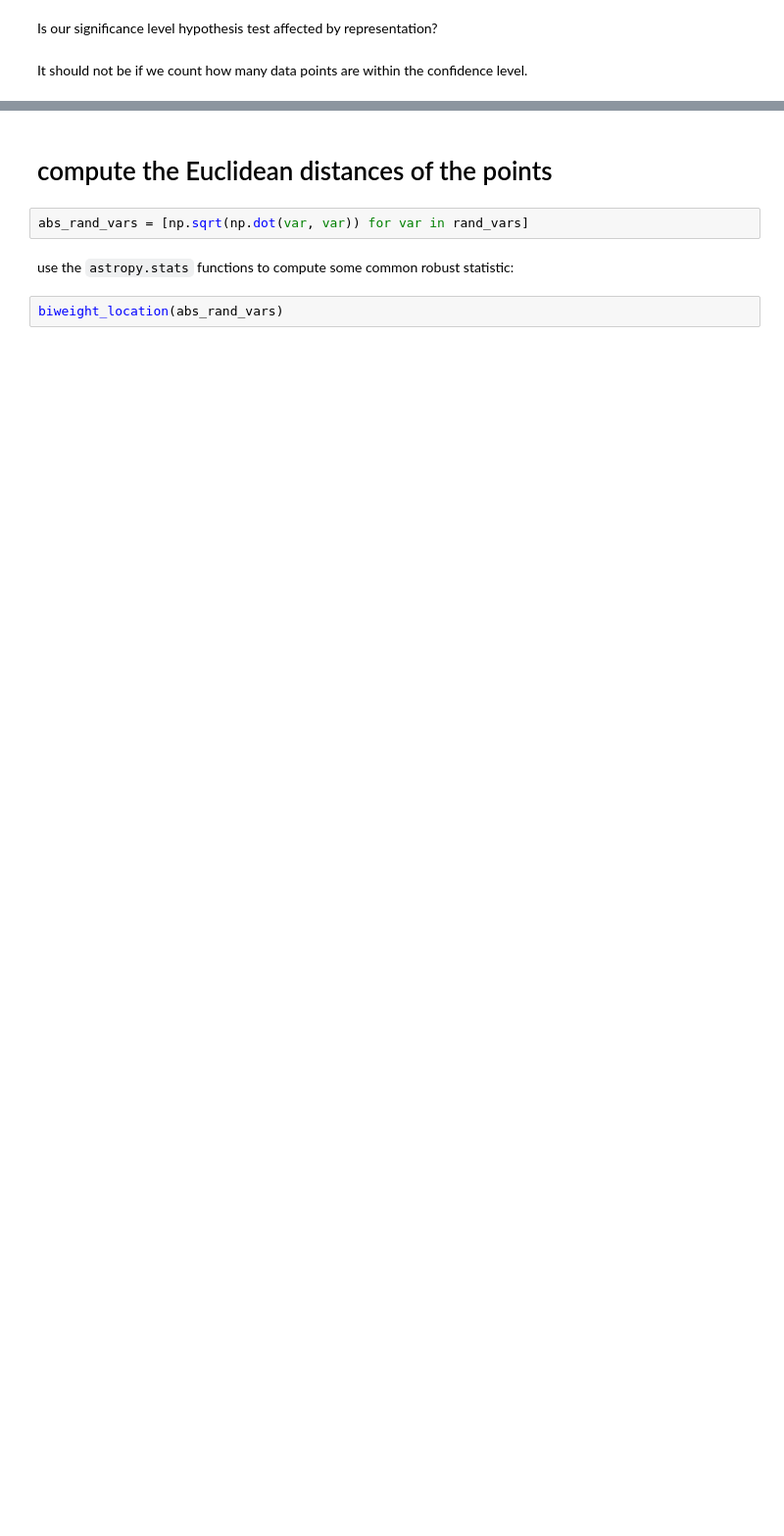
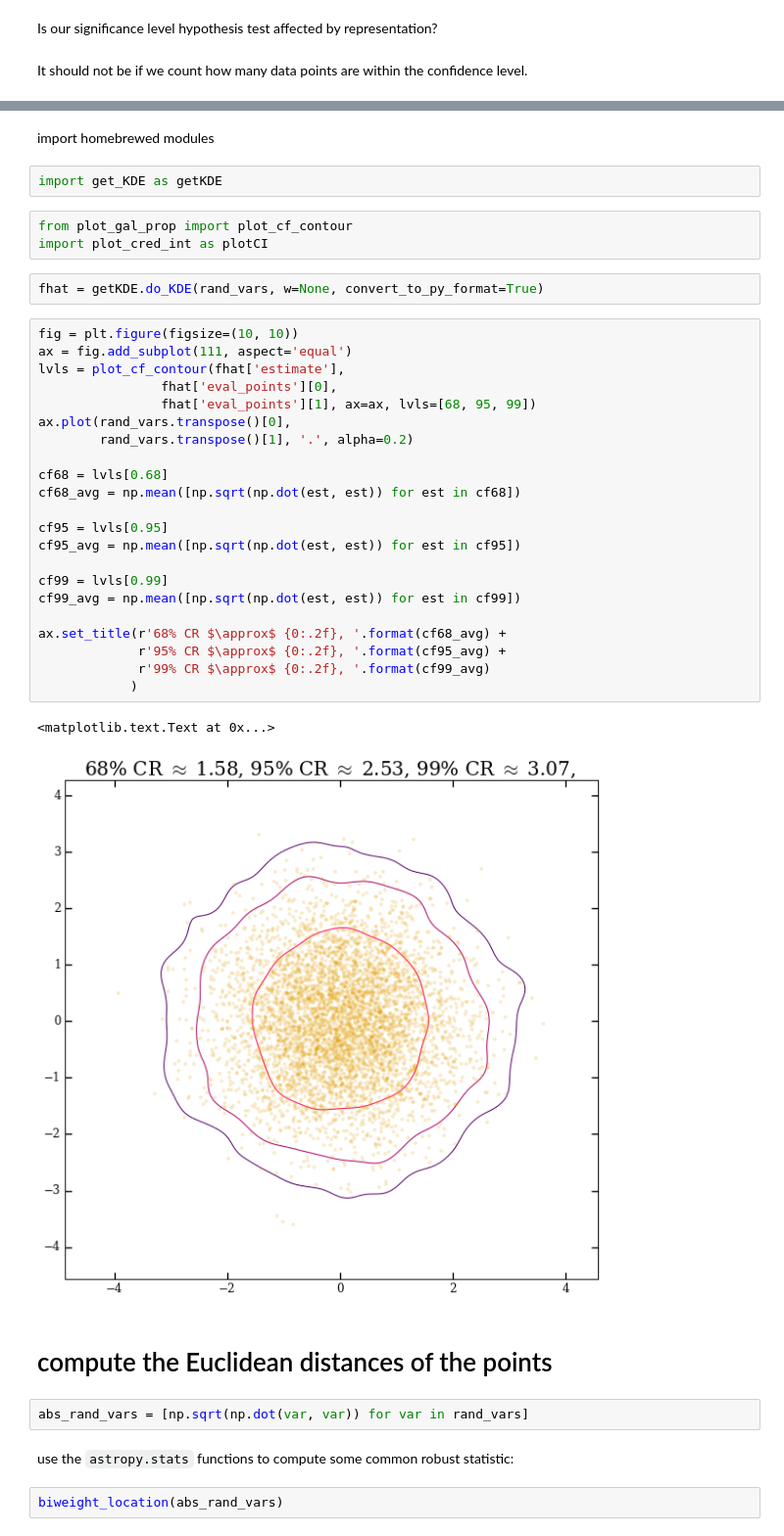
Before and after one commit to karenyyng/galaxy_DM_offset, a Jupyter notebook: code/analyses/cartesian-to-polar-coordinates.ipynb, the cells around one changed output, grey strips where cells are left out. Shown at 98% size. Saved outputs shown, nothing was run; the diff lists cells and outputs as text; blank space fills up the shorter version.

```diff
--- a/code/analyses/cartesian-to-polar-coordinates.ipynb
+++ b/code/analyses/cartesian-to-polar-coordinates.ipynb
@@ -108,3 +95,37 @@ plt.colorbar()
+# %% [markdown]
+import homebrewed modules
+# %%
+import get_KDE as getKDE
+# %%
+from plot_gal_prop import plot_cf_contour
+import plot_cred_int as plotCI
+# %%
+fhat = getKDE.do_KDE(rand_vars, w=None, convert_to_py_format=True)
+# %%
+fig = plt.figure(figsize=(10, 10))
+ax = fig.add_subplot(111, aspect='equal')
+lvls = plot_cf_contour(fhat['estimate'],
+                fhat['eval_points'][0],
+                fhat['eval_points'][1], ax=ax, lvls=[68, 95, 99])
+ax.plot(rand_vars.transpose()[0],
+        rand_vars.transpose()[1], '.', alpha=0.2)
+
+cf68 = lvls[0.68]
+cf68_avg = np.mean([np.sqrt(np.dot(est, est)) for est in cf68])
+
+cf95 = lvls[0.95]
+cf95_avg = np.mean([np.sqrt(np.dot(est, est)) for est in cf95])
+
+cf99 = lvls[0.99]
+cf99_avg = np.mean([np.sqrt(np.dot(est, est)) for est in cf99])
+
+ax.set_title(r'68% CR $\approx$ {0:.2f}, '.format(cf68_avg) +
+             r'95% CR $\approx$ {0:.2f}, '.format(cf95_avg) +
+             r'99% CR $\approx$ {0:.2f}, '.format(cf99_avg)
+            )
+# %% [output]
+<matplotlib.text.Text at 0x...>
+[figure, added]
 # %% [markdown]
 # compute the Euclidean distances of the points
 # %%
```
Also changed, not shown: parts of 10 cells of this notebook, 9 other files.
